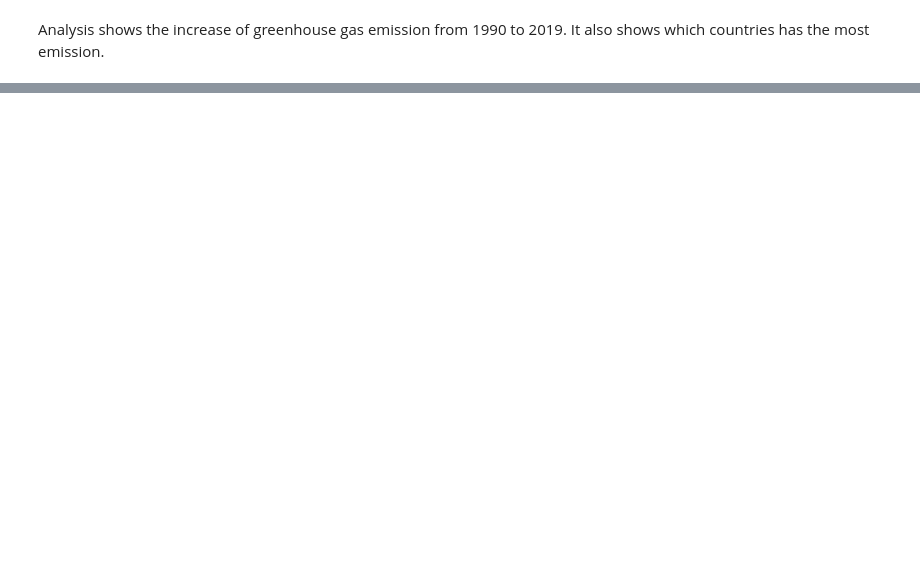
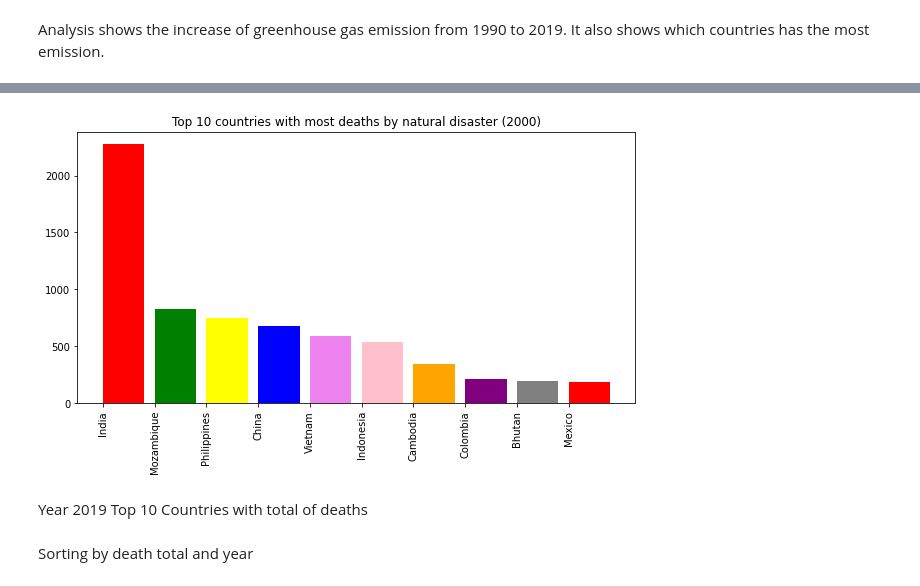
Before and after one commit to KJLumalang/ITBA-3206_Planeteers, a Jupyter notebook: ITBA_3206_Planeteers.ipynb, the cells around one changed output, grey strips where cells are left out. Drawn from its saved outputs; the diff is of its cells as text; code cells hidden in the pictures; blank space fills up the shorter version.

```diff
--- a/ITBA_3206_Planeteers.ipynb
+++ b/ITBA_3206_Planeteers.ipynb
@@ -49,2 +66,4 @@ display(df)
+# %%
+df2.rename(columns = {'Deaths - Exposure to forces of nature - Sex: Both - Age: All Ages (Number)':'Deaths_Total'}, inplace = True)
 # %% [markdown]
 Removing unecessary column
@@ -451,0 +587,7 @@ Analysis shows the increase of greenhouse gas emission from 1990 to 2019. It als
+# %%
+deaths_year2.sort_values(by=['Deaths_Total'], inplace=True, ascending=False)
+deaths_year2.head(n=10)
+
+result2 = deaths_year2.head(10)
+
+display(result2)
@@ -451,0 +610,15 @@ Analysis shows the increase of greenhouse gas emission from 1990 to 2019. It als
+# %%
+
+x = result2['Entity']
+h = result2['Deaths_Total']
+fig = plt.figure(figsize = (10, 5))
+plt.bar(x, h, align = 'edge', color=['red','green','yellow','blue','violet','pink','orange','purple', 'gray'] )
+plt.title("Top 10 countries with most deaths by natural disaster (2000)")
+plt.xticks(rotation=90)
+plt.show()
+# %% [output]
+[figure, added]
+# %% [markdown]
+Year 2019 Top 10 Countries with total of deaths
+# %% [markdown]
+Sorting by death total and year
```
Also changed, not shown: parts of 19 cells of this notebook.
